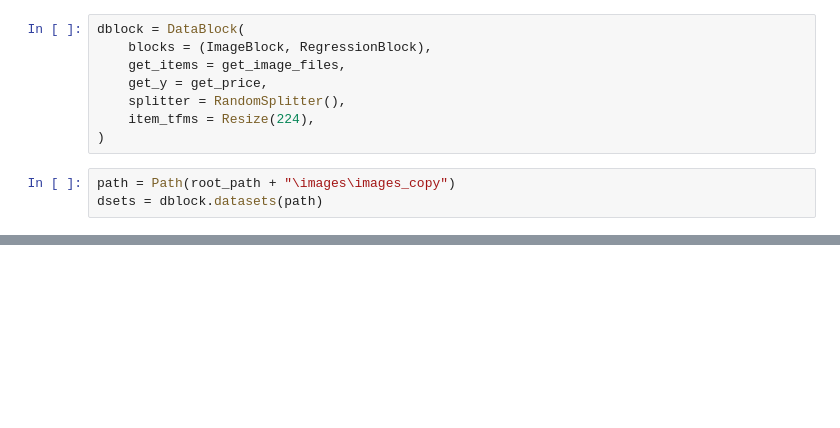
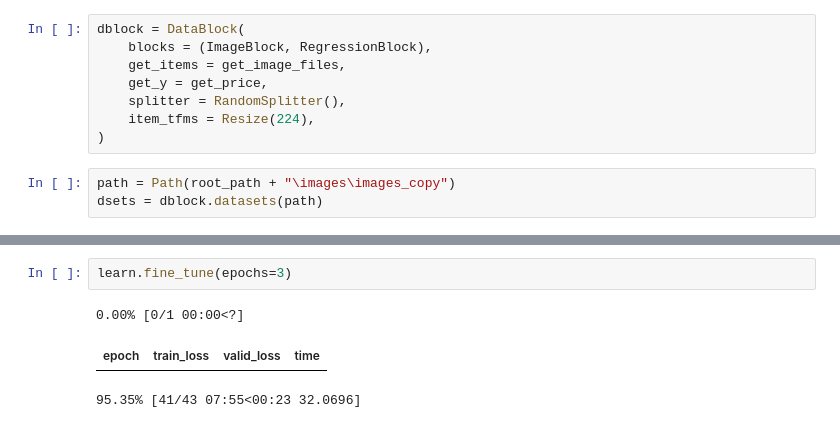
Before and after one commit to ZhangXichu/purr-price-prediction, a Jupyter notebook: main.ipynb, the cells around one changed output, grey strips where cells are left out. Drawn from its saved outputs; the diff is of its cells as text; blank space fills up the shorter version.

```diff
--- a/main.ipynb
+++ b/main.ipynb
@@ -200 +363,7 @@ learn.lr_find()
+# %%
+learn.fine_tune(epochs=3)
+# %% [output]
+0.00% [0/1 00:00<?]
+| epoch | train_loss | valid_loss | time |
+95.35% [41/43 07:55<00:23 32.0696]
 # %%
```
Also changed, not shown: parts of 46 cells of this notebook.
